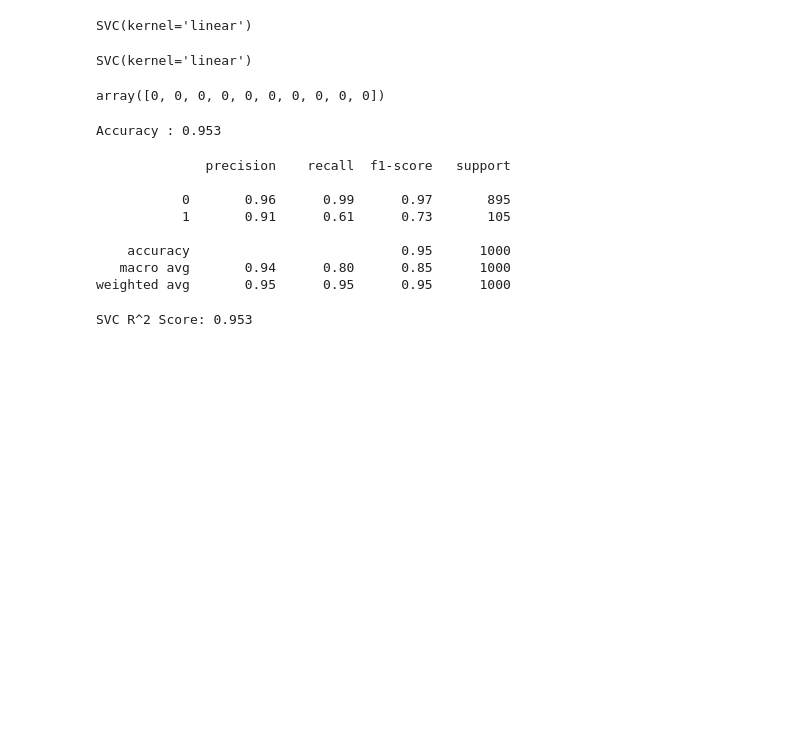
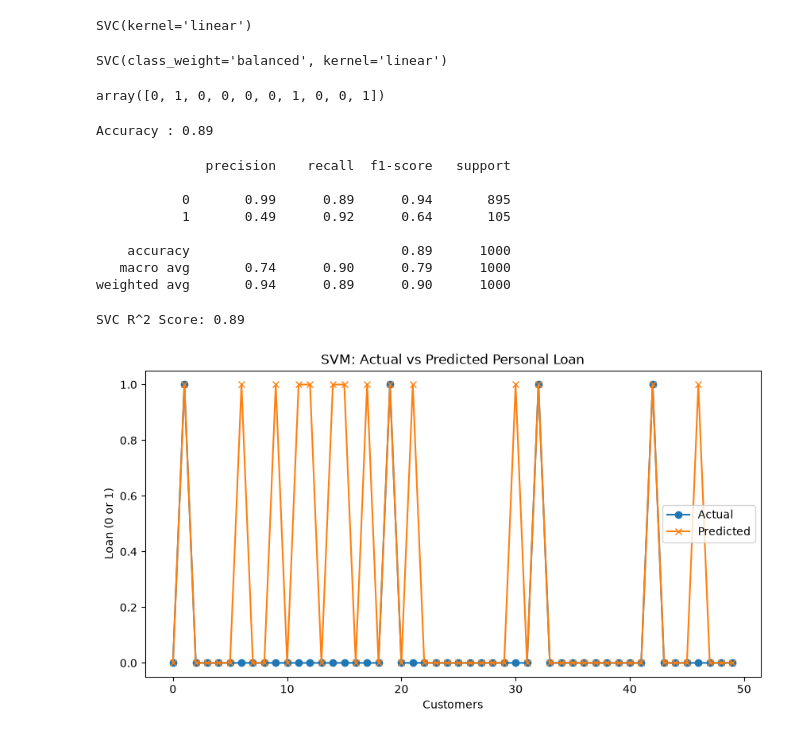
Before and after one commit to LOKESH-B-0813/Data-Science-Internship-Journey, a Jupyter notebook: ml-algorithms-comparison/svm_personal_loan_prediction.ipynb, the cells around one changed output. Drawn from its saved outputs; the diff is of its cells as text; code cells hidden in the pictures; blank space fills up the shorter version.

```diff
--- a/ml-algorithms-comparison/svm_personal_loan_prediction.ipynb
+++ b/ml-algorithms-comparison/svm_personal_loan_prediction.ipynb
@@ -101,7 +101,8 @@ memory usage: 468.9 KB
 | 3 | 35 | 9 | 100 | 1 | 2.7 | 2 | 0 | 0 | ... |
 | 4 | 35 | 8 | 45 | 4 | 1.0 | 2 | 0 | 0 | ... |
 # %%
-svm_model = SVC(kernel="linear")
+# Change your existing model definition cell to this:
+svm_model = SVC(kernel="linear", class_weight='balanced')
 # %%
 SVC(kernel="linear")
 # %% [output]
@@ -109,31 +110,56 @@ SVC(kernel='linear')
 # %%
 svm_model.fit(X_train, y_train)
 # %% [output]
-SVC(kernel='linear')
+SVC(class_weight='balanced', kernel='linear')
 # %%
 y_pred = svm_model.predict(X_test)
 
 y_pred[:10]
 # %% [output]
-array([0, 0, 0, 0, 0, 0, 0, 0, 0, 0])
+array([0, 1, 0, 0, 0, 0, 1, 0, 0, 1])
 # %%
 accuracy = accuracy_score(y_test, y_pred)
 
 print("Accuracy :", accuracy)
 # %% [output]
-Accuracy : 0.953
+Accuracy : 0.89
 # %%
 print(classification_report(y_test, y_pred))
 # %% [output]
               precision    recall  f1-score   support
 
-           0       0.96      0.99      0.97       895
-           1       0.91      0.61      0.73       105
+           0       0.99      0.89      0.94       895
+           1       0.49      0.92      0.64       105
 
-    accuracy                           0.95      1000
-   macro avg       0.94      0.80      0.85      1000
-weighted avg       0.95      0.95      0.95      1000
+    accuracy                           0.89      1000
+   macro avg       0.74      0.90      0.79      1000
+weighted avg       0.94      0.89      0.90      1000
 # %%
 print("SVC R^2 Score:", svm_model.score(X_test, y_test))
 # %% [output]
-SVC R^2 Score: 0.953
+SVC R^2 Score: 0.89
+# %%
+import matplotlib.pyplot as plt
+
+plt.figure(figsize=(10,5))
+
+plt.plot(
+    y_test.values[:50],
+    label="Actual",
+    marker="o"
+)
+
+plt.plot(
+    y_pred[:50],
+    label="Predicted",
+    marker="x"
+)
+
+plt.title("SVM: Actual vs Predicted Personal Loan")
+plt.xlabel("Customers")
+plt.ylabel("Loan (0 or 1)")
+plt.legend()
+
+plt.show()
+# %% [output]
+[figure, added]
```
Also changed, not shown: parts of 2 cells of this notebook.
